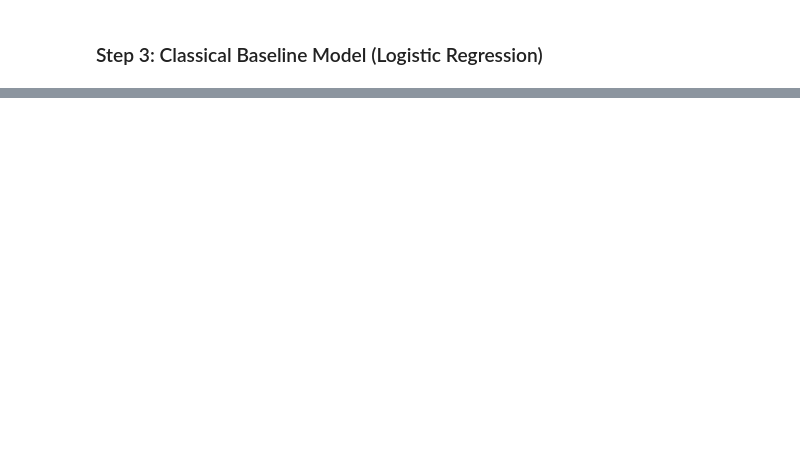
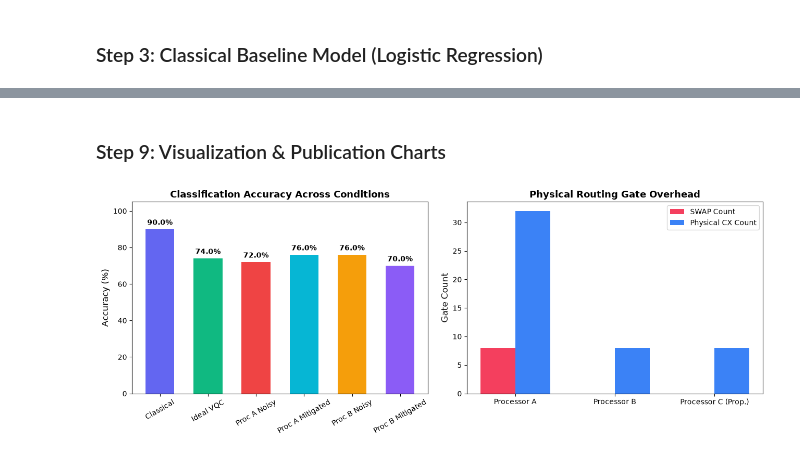
Before and after one commit to ramdevchamarthy/qff-noise-resilient-system-, a Jupyter notebook: main.ipynb, the cells around one changed output, grey strips where cells are left out. Saved outputs shown, nothing was run; the diff lists cells and outputs as text; code cells hidden in the pictures; blank space fills up the shorter version.

```diff
--- a/main.ipynb
+++ b/main.ipynb
@@ -123,0 +215,45 @@ print(f'Processor B (Dual Mitigated):     Acc = {res_b_dual["ml_metrics"]["accur
+# %% [markdown]
+### Step 9: Visualization & Publication Charts
+# %%
+fig, (ax1, ax2) = plt.subplots(1, 2, figsize=(13, 5))
+
+# Bar chart comparison
+labels = ['Classical', 'Ideal VQC', 'Proc A Noisy', 'Proc A Mitigated', 'Proc B Noisy', 'Proc B Mitigated']
+accuracies = [
+    cls_metrics['accuracy'] * 100,
+    m_ideal['accuracy'] * 100,
+    res_a_noisy['ml_metrics']['accuracy'] * 100,
+    res_a_dual['ml_metrics']['accuracy'] * 100,
+    res_b_noisy['ml_metrics']['accuracy'] * 100,
+    res_b_dual['ml_metrics']['accuracy'] * 100
+]
+colors = ['#6366f1', '#10b981', '#ef4444', '#06b6d4', '#f59e0b', '#8b5cf6']
+
+bars = ax1.bar(labels, accuracies, color=colors, width=0.6)
+ax1.set_ylabel('Accuracy (%)', fontsize=12)
+ax1.set_title('Classification Accuracy Across Conditions', fontsize=13, fontweight='bold')
+ax1.set_ylim(0, 105)
+ax1.tick_params(axis='x', rotation=30)
+for bar in bars:
+    yval = bar.get_height()
+    ax1.text(bar.get_x() + bar.get_width()/2, yval + 1.5, f'{yval:.1f}%', ha='center', va='bottom', fontsize=10, fontweight='bold')
+
+# Architecture Tradeoff Chart
+procs_list = ['Processor A', 'Processor B', 'Processor C (Prop.)']
+swap_counts = [transpile_comp['A']['swap_count'], transpile_comp['B']['swap_count'], transpile_comp['C']['swap_count']]
+cx_counts = [transpile_comp['A']['total_physical_cx'], transpile_comp['B']['total_physical_cx'], transpile_comp['C']['total_physical_cx']]
+
+x = np.arange(len(procs_list))
+width = 0.35
+ax2.bar(x - width/2, swap_counts, width, label='SWAP Count', color='#f43f5e')
+ax2.bar(x + width/2, cx_counts, width, label='Physical CX Count', color='#3b82f6')
+ax2.set_ylabel('Gate Count', fontsize=12)
+ax2.set_title('Physical Routing Gate Overhead', fontsize=13, fontweight='bold')
+ax2.set_xticks(x)
+ax2.set_xticklabels(procs_list)
+ax2.legend()
+
+plt.tight_layout()
+plt.show()
+# %% [output]
+[figure, added]
```
Also changed, not shown: parts of 18 cells of this notebook, 10 other files.
